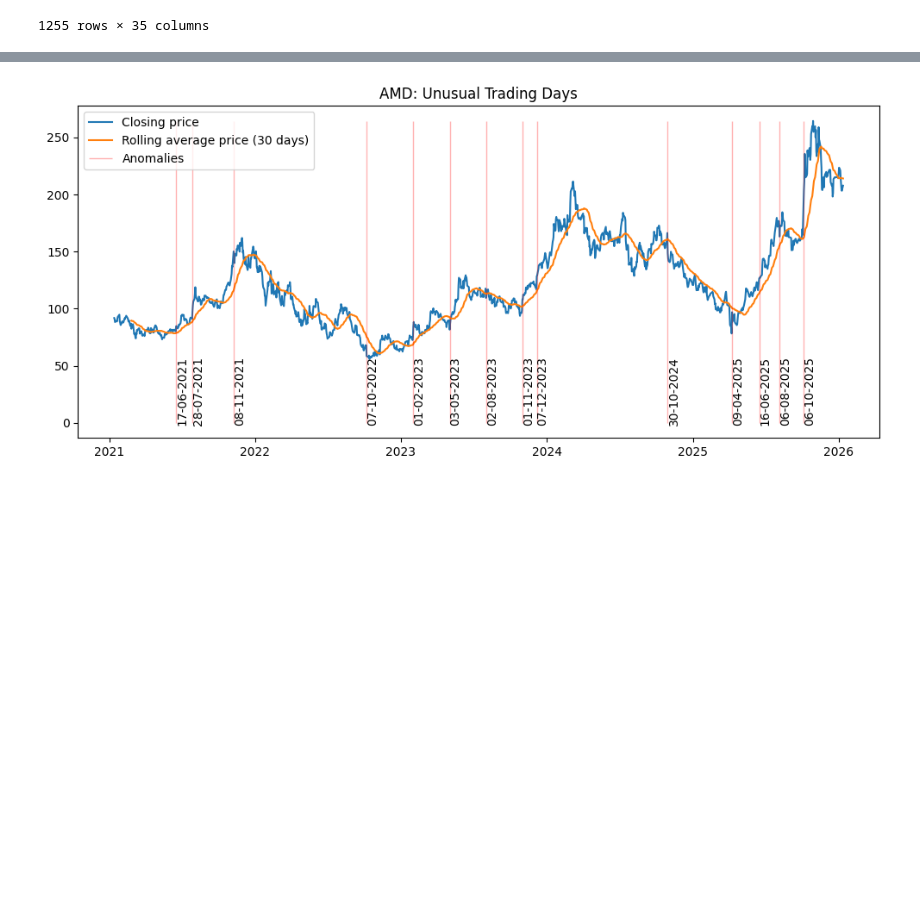
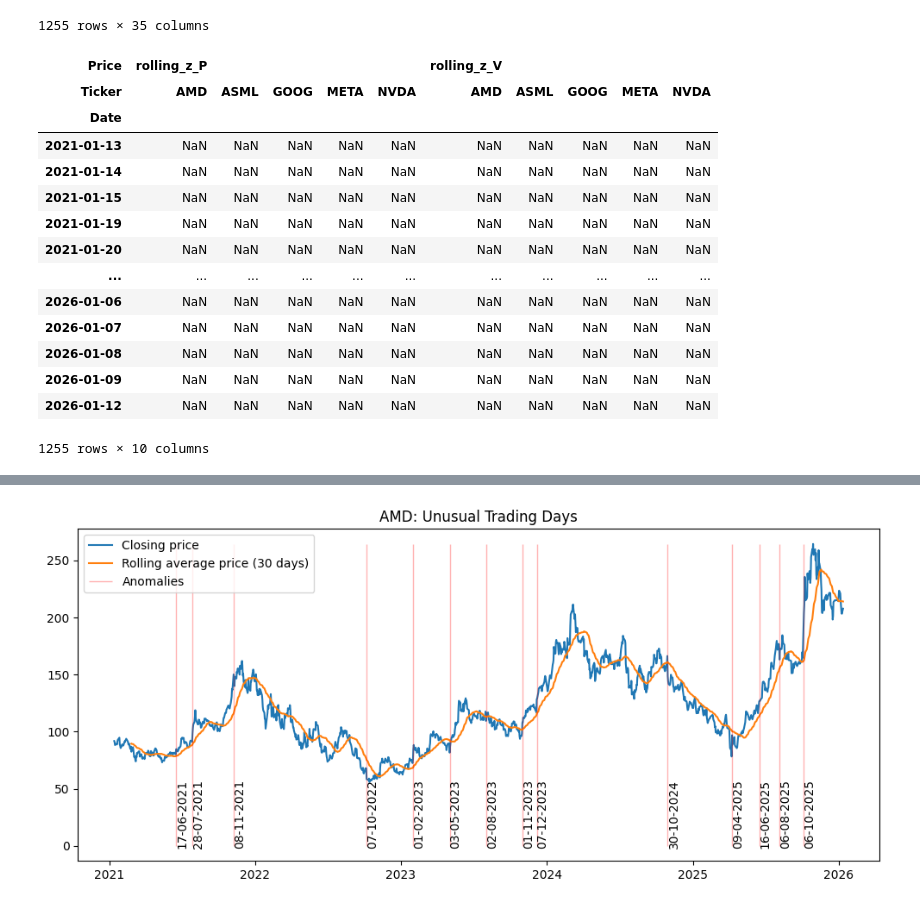
Before and after one commit to LeonSavi/T-M-Project, a Jupyter notebook: stocks_anomaly_finder.ipynb, the cells around one changed output, grey strips where cells are left out. Saved outputs shown, nothing was run; the diff lists cells and outputs as text; code cells hidden in the pictures; blank space fills up the shorter version.

```diff
--- a/stocks_anomaly_finder.ipynb
+++ b/stocks_anomaly_finder.ipynb
@@ -73,6 +73,24 @@ for stock in stocks:
         &
         (stocks_history['rolling_z_V', stock].abs() > volume_z)
     )
+# %%
+stocks_history[stocks_history["unusual"]][[("rolling_z_P"), ("rolling_z_V")]]
+# %% [output]
+| Price | rolling_z_P |  |  |  |  | rolling_z_V |  |  |  |  |
+| Ticker | AMD | ASML | GOOG | META | NVDA | AMD | ASML | GOOG | META | NVDA |
+| Date |  |  |  |  |  |  |  |  |  |  |
+| 2021-01-13 | NaN | NaN | NaN | NaN | NaN | NaN | NaN | NaN | NaN | NaN |
+| 2021-01-14 | NaN | NaN | NaN | NaN | NaN | NaN | NaN | NaN | NaN | NaN |
+| 2021-01-15 | NaN | NaN | NaN | NaN | NaN | NaN | NaN | NaN | NaN | NaN |
+| 2021-01-19 | NaN | NaN | NaN | NaN | NaN | NaN | NaN | NaN | NaN | NaN |
+| 2021-01-20 | NaN | NaN | NaN | NaN | NaN | NaN | NaN | NaN | NaN | NaN |
+| ... | ... | ... | ... | ... | ... | ... | ... | ... | ... | ... |
+| 2026-01-06 | NaN | NaN | NaN | NaN | NaN | NaN | NaN | NaN | NaN | NaN |
+| 2026-01-07 | NaN | NaN | NaN | NaN | NaN | NaN | NaN | NaN | NaN | NaN |
+| 2026-01-08 | NaN | NaN | NaN | NaN | NaN | NaN | NaN | NaN | NaN | NaN |
+| 2026-01-09 | NaN | NaN | NaN | NaN | NaN | NaN | NaN | NaN | NaN | NaN |
+| 2026-01-12 | NaN | NaN | NaN | NaN | NaN | NaN | NaN | NaN | NaN | NaN |
+1255 rows × 10 columns
 # %%
 # Display dates with rolling z-score of price and volume of unusual trading days
 for stock in stocks:
```
Also changed, not shown: parts of 1 cell of this notebook, 2 other files.
